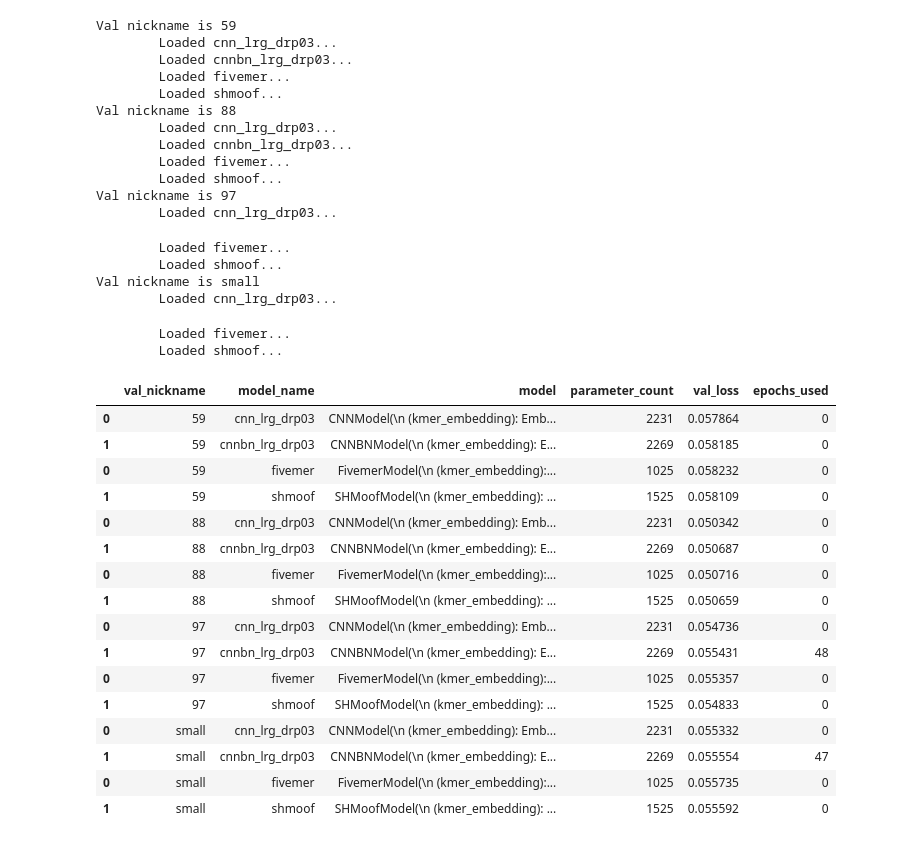
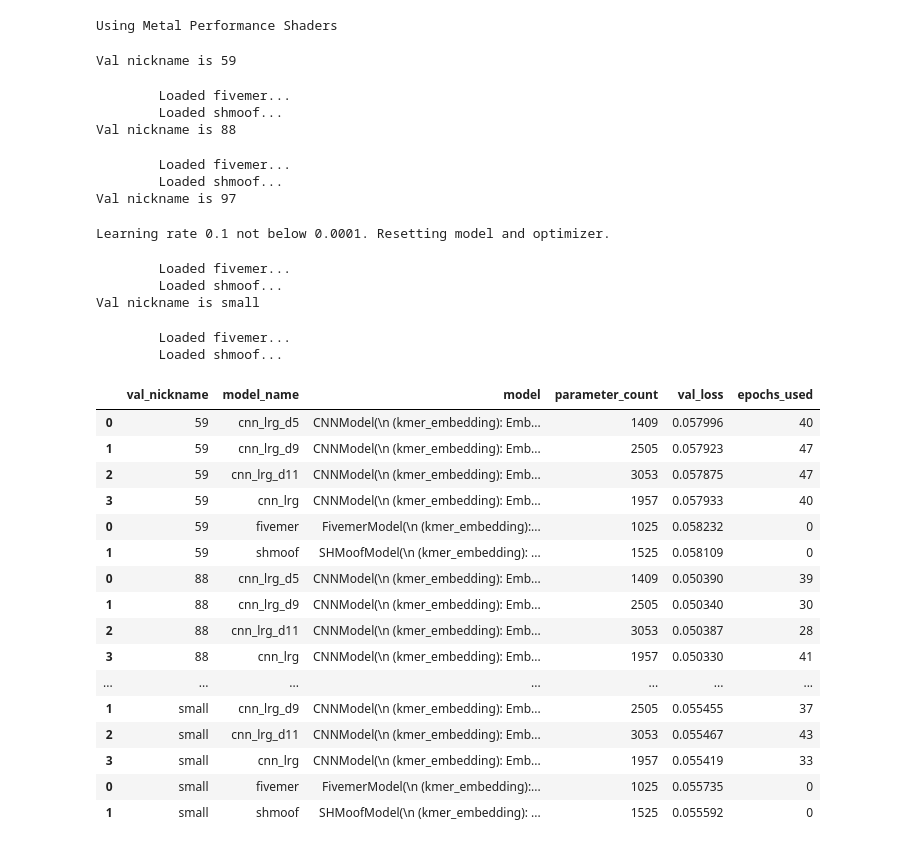
Before and after one commit to matsengrp/thrifty-experiments-1, a Jupyter notebook: human/model_comparison.ipynb, the cells around one changed output. Drawn from its saved outputs; the diff is of its cells as text; code cells hidden in the pictures.

```diff
--- a/human/model_comparison.ipynb
+++ b/human/model_comparison.ipynb
@@ -20,7 +20,8 @@ val_nicknames = ['59', '88', '97', 'small']
 
 site_count=500
 batch_size=1024
-device = "cpu" # pick_device()
+device = pick_device()
+# device = "cpu" # pick_device()
 
 def data_of_nickname(nickname, kmer_length):
     train_df, val_df = load_shmoof_dataframes(shmoof_path, val_nickname=nickname) # , sample_count=1000)
@@ -28,6 +29,8 @@ def data_of_nickname(nickname, kmer_length):
     val_dataset = framework.SHMoofDataset(val_df, kmer_length=kmer_length, site_count=site_count)
     val_dataset.nickname = nickname
     return train_dataset, val_dataset
+# %% [output]
+Using Metal Performance Shaders
 # %%
 burrito_params = {
     "batch_size": 1024,
@@ -124,66 +91,63 @@ for nickname in val_nicknames:
     }
 
     model_instances_3 = {
-        "cnn_lrg_drp03": models.CNNModel(kmer_length=3, embedding_dim=8, filter_count=19, kernel_size=11, dropout_rate=0.3),
-        "cnnbn_lrg_drp03": CNNBNModel(kmer_length=3, embedding_dim=8, filter_count=19, kernel_size=11, dropout_rate=0.3),
+        "cnn_lrg_d5": models.CNNModel(kmer_length=3, embedding_dim=5, filter_count=19, kernel_size=11, dropout_rate=0.3),
+        "cnn_lrg_d9": models.CNNModel(kmer_length=3, embedding_dim=9, filter_count=19, kernel_size=11, dropout_rate=0.3),
+        "cnn_lrg_d11": models.CNNModel(kmer_length=3, embedding_dim=11, filter_count=19, kernel_size=11, dropout_rate=0.3),
+        "cnn_lrg": models.CNNModel(kmer_length=3, embedding_dim=7, filter_count=19, kernel_size=11, dropout_rate=0.3),
     }
 
     model_instances_5 = {
         "fivemer": models.FivemerModel(kmer_length=5),
         "shmoof": models.SHMoofModel(kmer_length=5, site_count=site_count),
     }
 
     comparison_df = \
         pd.concat([# comparison_of_data(model_instances_1, train_dataset_1, val_dataset_1),
                    comparison_of_data(model_instances_3, train_dataset_3, val_dataset_3),
                    comparison_of_data(model_instances_5, train_dataset_5, val_dataset_5)
                 ])
     comparison_df["val_nickname"] = nickname
 
     # make val_nickname the first column
     cols = comparison_df.columns.tolist()
     cols = cols[-1:] + cols[:-1]
     comparison_df = comparison_df[cols]
 
     comparison_dfs.append(comparison_df)
 
 final_df = pd.concat(comparison_dfs)
 final_df.to_csv(f"_ignore/model_comparison_{framework.timestamp_str()}.csv", index=False)
 final_df
 # %% [output]
 Val nickname is 59
-        Loaded cnn_lrg_drp03...
-        Loaded cnnbn_lrg_drp03...
-        Loaded fivemer...
-        Loaded shmoof...
-Val nickname is 88
-        Loaded cnn_lrg_drp03...
-        Loaded cnnbn_lrg_drp03...
-        Loaded fivemer...
-        Loaded shmoof...
-Val nickname is 97
-        Loaded cnn_lrg_drp03...
         Loaded fivemer...
         Loaded shmoof...
-Val nickname is small
-        Loaded cnn_lrg_drp03...
+Val nickname is 88
         Loaded fivemer...
         Loaded shmoof...
+Val nickname is 97
+Learning rate 0.1 not below 0.0001. Resetting model and optimizer.
+        Loaded fivemer...
+        Loaded shmoof...
+Val nickname is small
+        Loaded fivemer...
+        Loaded shmoof...
 |  | val_nickname | model_name | model | parameter_count | val_loss | epochs_used |
-| 0 | 59 | cnn_lrg_drp03 | CNNModel(\n (kmer_embedding): Emb... | 2231 | 0.057864 | 0 |
-| 1 | 59 | cnnbn_lrg_drp03 | CNNBNModel(\n (kmer_embedding): E... | 2269 | 0.058185 | 0 |
+| 0 | 59 | cnn_lrg_d5 | CNNModel(\n (kmer_embedding): Emb... | 1409 | 0.057996 | 40 |
+| 1 | 59 | cnn_lrg_d9 | CNNModel(\n (kmer_embedding): Emb... | 2505 | 0.057923 | 47 |
+| 2 | 59 | cnn_lrg_d11 | CNNModel(\n (kmer_embedding): Emb... | 3053 | 0.057875 | 47 |
+| 3 | 59 | cnn_lrg | CNNModel(\n (kmer_embedding): Emb... | 1957 | 0.057933 | 40 |
 | 0 | 59 | fivemer | FivemerModel(\n (kmer_embedding):... | 1025 | 0.058232 | 0 |
 | 1 | 59 | shmoof | SHMoofModel(\n (kmer_embedding): ... | 1525 | 0.058109 | 0 |
-| 0 | 88 | cnn_lrg_drp03 | CNNModel(\n (kmer_embedding): Emb... | 2231 | 0.050342 | 0 |
-| 1 | 88 | cnnbn_lrg_drp03 | CNNBNModel(\n (kmer_embedding): E... | 2269 | 0.050687 | 0 |
-| 0 | 88 | fivemer | FivemerModel(\n (kmer_embedding):... | 1025 | 0.050716 | 0 |
-| 1 | 88 | shmoof | SHMoofModel(\n (kmer_embedding): ... | 1525 | 0.050659 | 0 |
-| 0 | 97 | cnn_lrg_drp03 | CNNModel(\n (kmer_embedding): Emb... | 2231 | 0.054736 | 0 |
-| 1 | 97 | cnnbn_lrg_drp03 | CNNBNModel(\n (kmer_embedding): E... | 2269 | 0.055431 | 48 |
-| 0 | 97 | fivemer | FivemerModel(\n (kmer_embedding):... | 1025 | 0.055357 | 0 |
-| 1 | 97 | shmoof | SHMoofModel(\n (kmer_embedding): ... | 1525 | 0.054833 | 0 |
-| 0 | small | cnn_lrg_drp03 | CNNModel(\n (kmer_embedding): Emb... | 2231 | 0.055332 | 0 |
-| 1 | small | cnnbn_lrg_drp03 | CNNBNModel(\n (kmer_embedding): E... | 2269 | 0.055554 | 47 |
+| 0 | 88 | cnn_lrg_d5 | CNNModel(\n (kmer_embedding): Emb... | 1409 | 0.050390 | 39 |
+| 1 | 88 | cnn_lrg_d9 | CNNModel(\n (kmer_embedding): Emb... | 2505 | 0.050340 | 30 |
+| 2 | 88 | cnn_lrg_d11 | CNNModel(\n (kmer_embedding): Emb... | 3053 | 0.050387 | 28 |
+| 3 | 88 | cnn_lrg | CNNModel(\n (kmer_embedding): Emb... | 1957 | 0.050330 | 41 |
+| ... | ... | ... | ... | ... | ... | ... |
+| 1 | small | cnn_lrg_d9 | CNNModel(\n (kmer_embedding): Emb... | 2505 | 0.055455 | 37 |
+| 2 | small | cnn_lrg_d11 | CNNModel(\n (kmer_embedding): Emb... | 3053 | 0.055467 | 43 |
+| 3 | small | cnn_lrg | CNNModel(\n (kmer_embedding): Emb... | 1957 | 0.055419 | 33 |
 | 0 | small | fivemer | FivemerModel(\n (kmer_embedding):... | 1025 | 0.055735 | 0 |
 | 1 | small | shmoof | SHMoofModel(\n (kmer_embedding): ... | 1525 | 0.055592 | 0 |
 # %%
```
Also changed, not shown: parts of 4 cells of this notebook.
